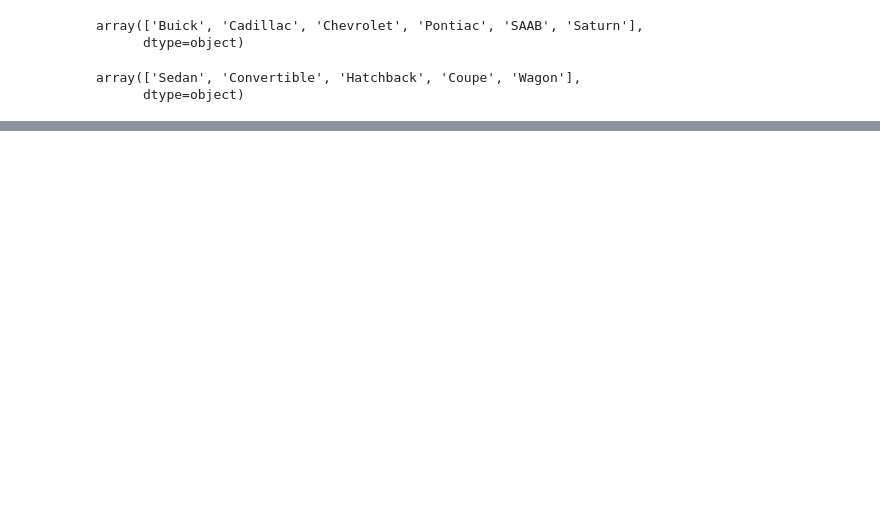
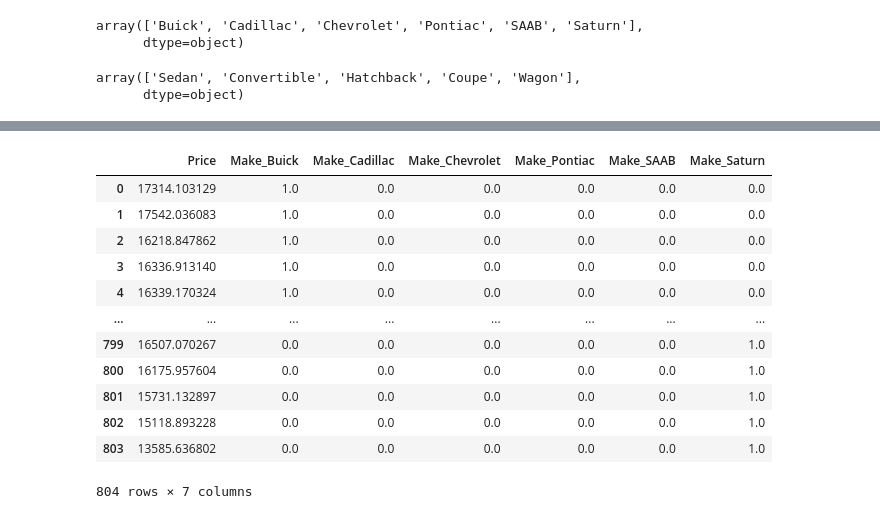
Before and after one commit to Ozxahmed/ML_DS_DL_Udemy_Course, a Jupyter notebook: s3_project_predCarPrices.ipynb, the cells around one changed output, grey strips where cells are left out. Cells and saved outputs as stored; diff of their text form; code cells hidden in the pictures; blank space fills up the shorter version.

```diff
--- a/s3_project_predCarPrices.ipynb
+++ b/s3_project_predCarPrices.ipynb
@@ -522,0 +658,10 @@ oheMake_df
+# %%
+ohe = OneHotEncoder()
+
+oheMake = ohe.fit_transform(carsLinreg_df[['Make']])
+
+oheMake_df = pd.DataFrame(oheMake.todense(),
+                          index=carsLinreg_df.index,
+                          columns=ohe.get_feature_names(carsLinreg_df[['Make']].columns))
+
+oheMake_df
@@ -522,0 +682,17 @@ oheMake_df
+# %%
+ols_Make_df = y.join(oheMake_df)
+ols_Make_df
+# %% [output]
+|  | Price | Make_Buick | Make_Cadillac | Make_Chevrolet | Make_Pontiac | Make_SAAB | Make_Saturn |
+| 0 | 17314.103129 | 1.0 | 0.0 | 0.0 | 0.0 | 0.0 | 0.0 |
+| 1 | 17542.036083 | 1.0 | 0.0 | 0.0 | 0.0 | 0.0 | 0.0 |
+| 2 | 16218.847862 | 1.0 | 0.0 | 0.0 | 0.0 | 0.0 | 0.0 |
+| 3 | 16336.913140 | 1.0 | 0.0 | 0.0 | 0.0 | 0.0 | 0.0 |
+| 4 | 16339.170324 | 1.0 | 0.0 | 0.0 | 0.0 | 0.0 | 0.0 |
+| ... | ... | ... | ... | ... | ... | ... | ... |
+| 799 | 16507.070267 | 0.0 | 0.0 | 0.0 | 0.0 | 0.0 | 1.0 |
+| 800 | 16175.957604 | 0.0 | 0.0 | 0.0 | 0.0 | 0.0 | 1.0 |
+| 801 | 15731.132897 | 0.0 | 0.0 | 0.0 | 0.0 | 0.0 | 1.0 |
+| 802 | 15118.893228 | 0.0 | 0.0 | 0.0 | 0.0 | 0.0 | 1.0 |
+| 803 | 13585.636802 | 0.0 | 0.0 | 0.0 | 0.0 | 0.0 | 1.0 |
+804 rows × 7 columns
```
Also changed, not shown: parts of 59 cells of this notebook.
